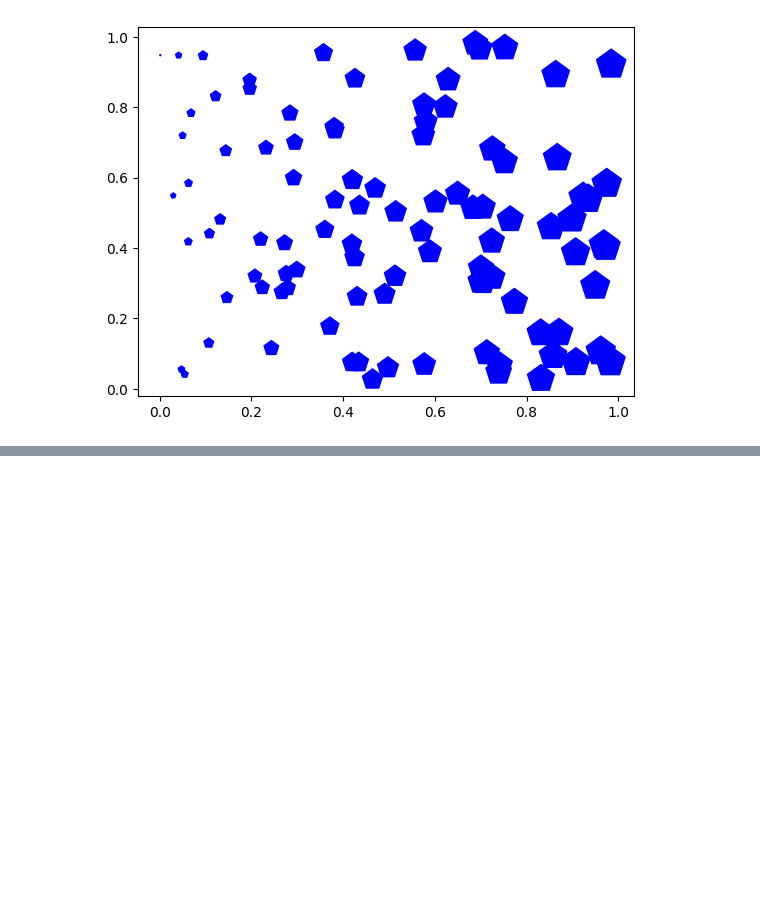
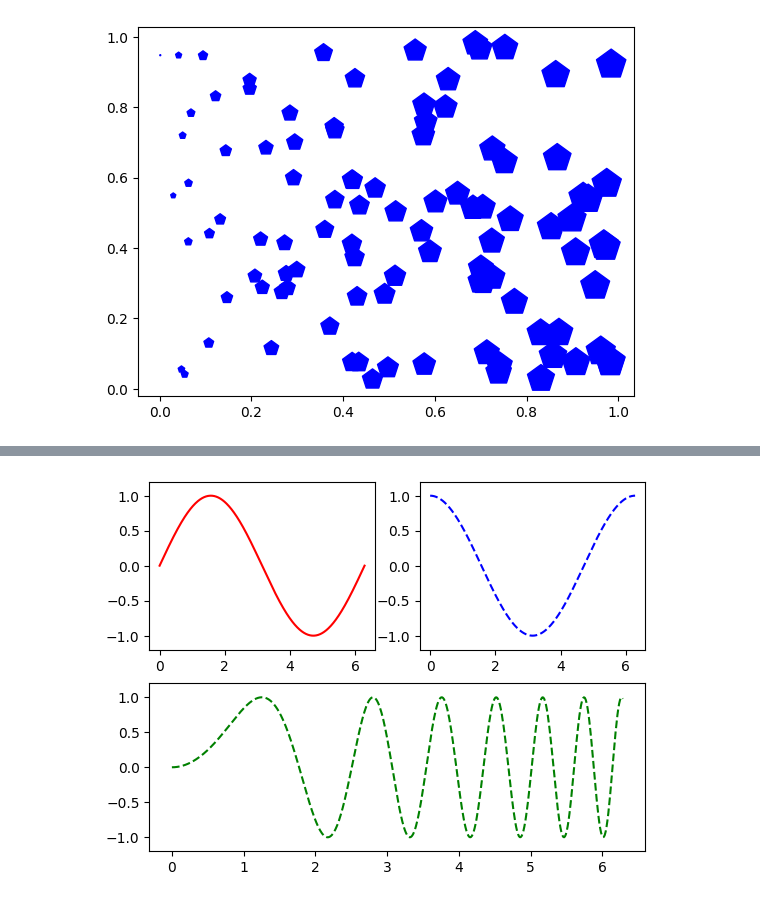
Before and after one commit to anny-0212/AI, a Jupyter notebook: 0319_MATPLOTLIB.ipynb, the cells around one changed output, grey strips where cells are left out. Cells and saved outputs as stored; diff of their text form; code cells hidden in the pictures; blank space fills up the shorter version.

```diff
--- a/0319_MATPLOTLIB.ipynb
+++ b/0319_MATPLOTLIB.ipynb
@@ -123,0 +149,36 @@ pl.show()
+# %%
+import numpy as np
+import matplotlib.pyplot as plt
+
+# 產生資料
+x= np.linspace(0, 2*np.pi, 500)
+y1 = np.sin(x)
+y2 = np.cos(x)
+y3 = np.sin(x*x)
+
+#畫圖
+plt.figure(1)					#建立圖形
+#create three axes
+ax1 = plt.subplot(2,2,1)			#第一列第一行圖形
+ax2 = plt.subplot(2,2,2)			#第一列第二行圖形
+ax3 = plt.subplot(2,1,2)			#第二列
+
+##設定第一張圖
+plt.sca(ax1)					#選擇ax1
+plt.plot(x,y1,color='red')		#繪製紅色曲線
+plt.ylim(-1.2,1.2)				#限制y坐標軸範圍
+
+##設定第二張圖
+plt.sca(ax2)					#選擇ax2
+plt.plot(x,y2,'b--')			#繪製藍色曲線
+plt.ylim(-1.2,1.2)
+
+##設定第三張圖
+plt.sca(ax3)					#選擇ax3
+plt.plot(x,y3,'g--')
+plt.ylim(-1.2,1.2)
+
+##多圖並呈
+plt.show()
+# %% [output]
+[figure, added]
```
Also changed, not shown: parts of 2 cells of this notebook.
